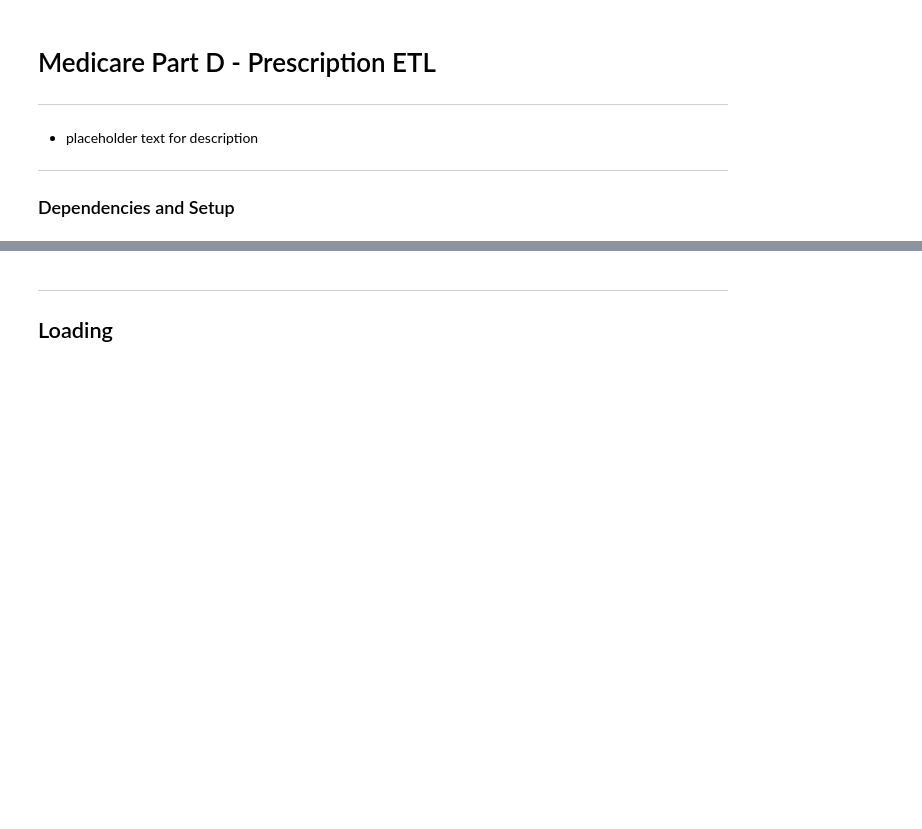
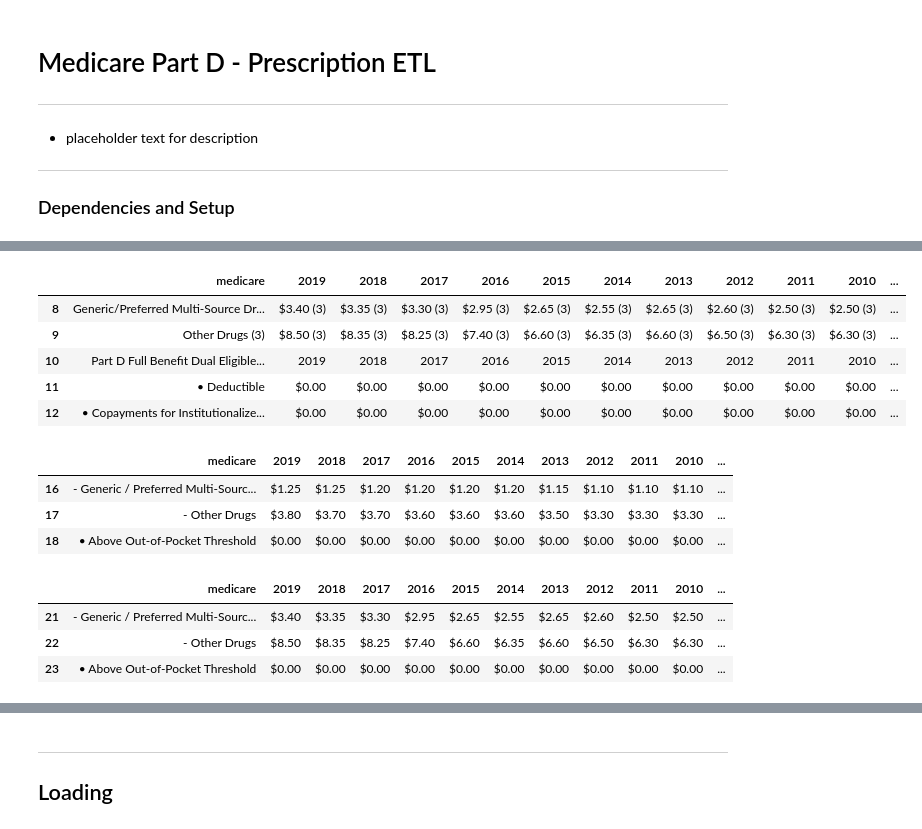
Before and after one commit to kychien/Part_D_RX_ETL, a Jupyter notebook: RX_ETL.ipynb, the cells around one changed output, grey strips where cells are left out. Cells and saved outputs as stored; diff of their text form; code cells hidden in the pictures; blank space fills up the shorter version.

```diff
--- a/RX_ETL.ipynb
+++ b/RX_ETL.ipynb
@@ -33,0 +303,26 @@ q1_url = 'https://q1medicare.com/PartD-The-2019-Medicare-Part-D-Outlook.php#ME96
+# %%
+df_catastrophic_coverage = q1_raw_df.iloc[8:13,:]
+df_catastrophic_coverage
+# %% [output]
+|  | medicare | 2019 | 2018 | 2017 | 2016 | 2015 | 2014 | 2013 | 2012 | 2011 | 2010 | ... |
+| 8 | Generic/Preferred Multi-Source Dr... | $3.40 (3) | $3.35 (3) | $3.30 (3) | $2.95 (3) | $2.65 (3) | $2.55 (3) | $2.65 (3) | $2.60 (3) | $2.50 (3) | $2.50 (3) | ... |
+| 9 | Other Drugs (3) | $8.50 (3) | $8.35 (3) | $8.25 (3) | $7.40 (3) | $6.60 (3) | $6.35 (3) | $6.60 (3) | $6.50 (3) | $6.30 (3) | $6.30 (3) | ... |
+| 10 | Part D Full Benefit Dual Eligible... | 2019 | 2018 | 2017 | 2016 | 2015 | 2014 | 2013 | 2012 | 2011 | 2010 | ... |
+| 11 | • Deductible | $0.00 | $0.00 | $0.00 | $0.00 | $0.00 | $0.00 | $0.00 | $0.00 | $0.00 | $0.00 | ... |
+| 12 | • Copayments for Institutionalize... | $0.00 | $0.00 | $0.00 | $0.00 | $0.00 | $0.00 | $0.00 | $0.00 | $0.00 | $0.00 | ... |
+# %%
+max_copayments_upto100 = q1_raw_df.iloc[16:19,:]
+max_copayments_upto100
+# %% [output]
+|  | medicare | 2019 | 2018 | 2017 | 2016 | 2015 | 2014 | 2013 | 2012 | 2011 | 2010 | ... |
+| 16 | - Generic / Preferred Multi-Sourc... | $1.25 | $1.25 | $1.20 | $1.20 | $1.20 | $1.20 | $1.15 | $1.10 | $1.10 | $1.10 | ... |
+| 17 | - Other Drugs | $3.80 | $3.70 | $3.70 | $3.60 | $3.60 | $3.60 | $3.50 | $3.30 | $3.30 | $3.30 | ... |
+| 18 | • Above Out-of-Pocket Threshold | $0.00 | $0.00 | $0.00 | $0.00 | $0.00 | $0.00 | $0.00 | $0.00 | $0.00 | $0.00 | ... |
+# %%
+max_copayments_over100 = q1_raw_df.iloc[21:24,:]
+max_copayments_over100
+# %% [output]
+|  | medicare | 2019 | 2018 | 2017 | 2016 | 2015 | 2014 | 2013 | 2012 | 2011 | 2010 | ... |
+| 21 | - Generic / Preferred Multi-Sourc... | $3.40 | $3.35 | $3.30 | $2.95 | $2.65 | $2.55 | $2.65 | $2.60 | $2.50 | $2.50 | ... |
+| 22 | - Other Drugs | $8.50 | $8.35 | $8.25 | $7.40 | $6.60 | $6.35 | $6.60 | $6.50 | $6.30 | $6.30 | ... |
+| 23 | • Above Out-of-Pocket Threshold | $0.00 | $0.00 | $0.00 | $0.00 | $0.00 | $0.00 | $0.00 | $0.00 | $0.00 | $0.00 | ... |
```
Also changed, not shown: parts of 48 cells of this notebook, 1 other file.
